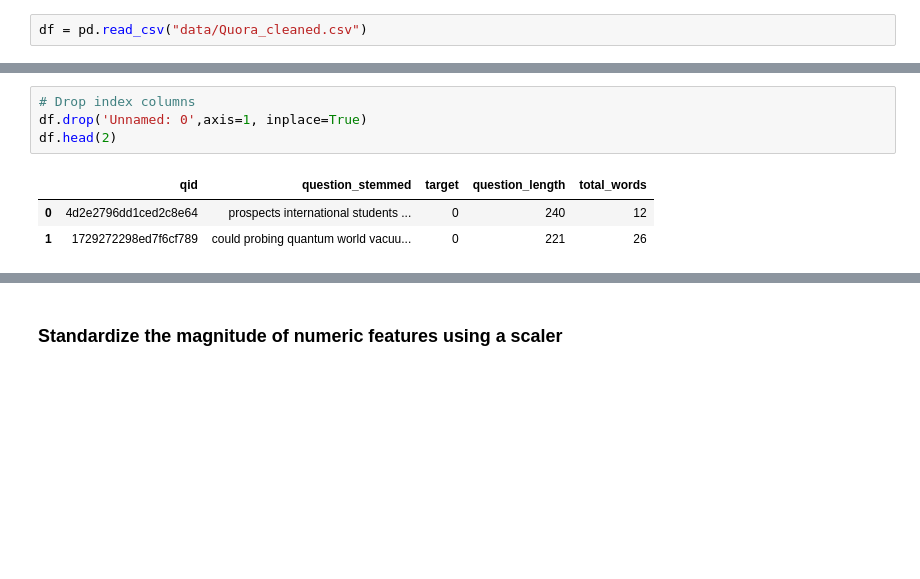
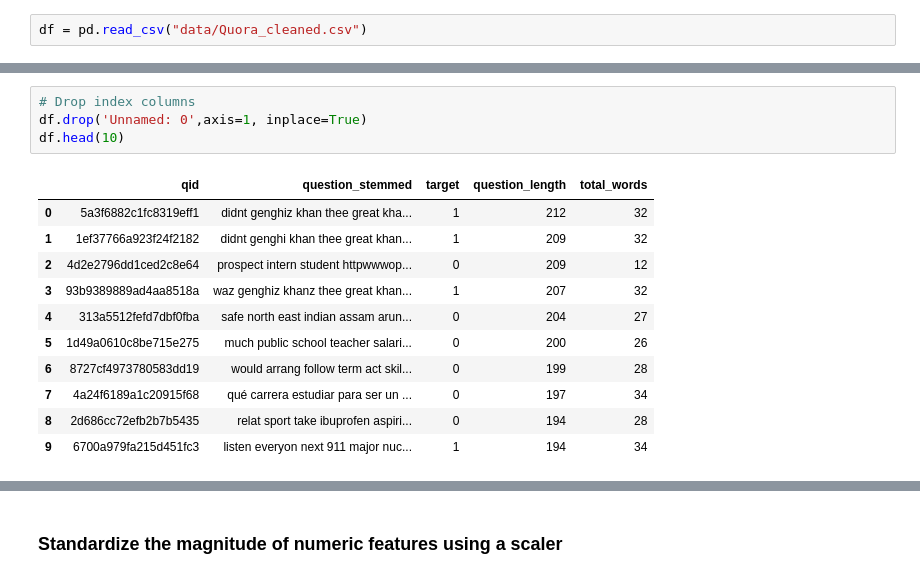
Before and after one commit to shalin4788/Springboard-Do-not-refer-, a Jupyter notebook: Capstone Two/Preprocessing and Training Data Development.ipynb, the cells around one changed output, grey strips where cells are left out. Cells and saved outputs as stored; diff of their text form; blank space fills up the shorter version.

```diff
--- a/Capstone Two/Preprocessing and Training Data Development.ipynb
+++ b/Capstone Two/Preprocessing and Training Data Development.ipynb
@@ -58,8 +62,16 @@ memory usage: 46.5+ MB
 # %%
 # Drop index columns
 df.drop('Unnamed: 0',axis=1, inplace=True)
-df.head(2)
+df.head(10)
 # %% [output]
 |  | qid | question_stemmed | target | question_length | total_words |
-| 0 | 4d2e2796dd1ced2c8e64 | prospects international students ... | 0 | 240 | 12 |
-| 1 | 1729272298ed7f6cf789 | could probing quantum world vacuu... | 0 | 221 | 26 |
+| 0 | 5a3f6882c1fc8319eff1 | didnt genghiz khan thee great kha... | 1 | 212 | 32 |
+| 1 | 1ef37766a923f24f2182 | didnt genghi khan thee great khan... | 1 | 209 | 32 |
+| 2 | 4d2e2796dd1ced2c8e64 | prospect intern student httpwwwop... | 0 | 209 | 12 |
+| 3 | 93b9389889ad4aa8518a | waz genghiz khanz thee great khan... | 1 | 207 | 32 |
+| 4 | 313a5512fefd7dbf0fba | safe north east indian assam arun... | 0 | 204 | 27 |
+| 5 | 1d49a0610c8be715e275 | much public school teacher salari... | 0 | 200 | 26 |
+| 6 | 8727cf4973780583dd19 | would arrang follow term act skil... | 0 | 199 | 28 |
+| 7 | 4a24f6189a1c20915f68 | qué carrera estudiar para ser un ... | 0 | 197 | 34 |
+| 8 | 2d686cc72efb2b7b5435 | relat sport take ibuprofen aspiri... | 0 | 194 | 28 |
+| 9 | 6700a979fa215d451fc3 | listen everyon next 911 major nuc... | 1 | 194 | 34 |
```
Also changed, not shown: parts of 22 cells of this notebook.
